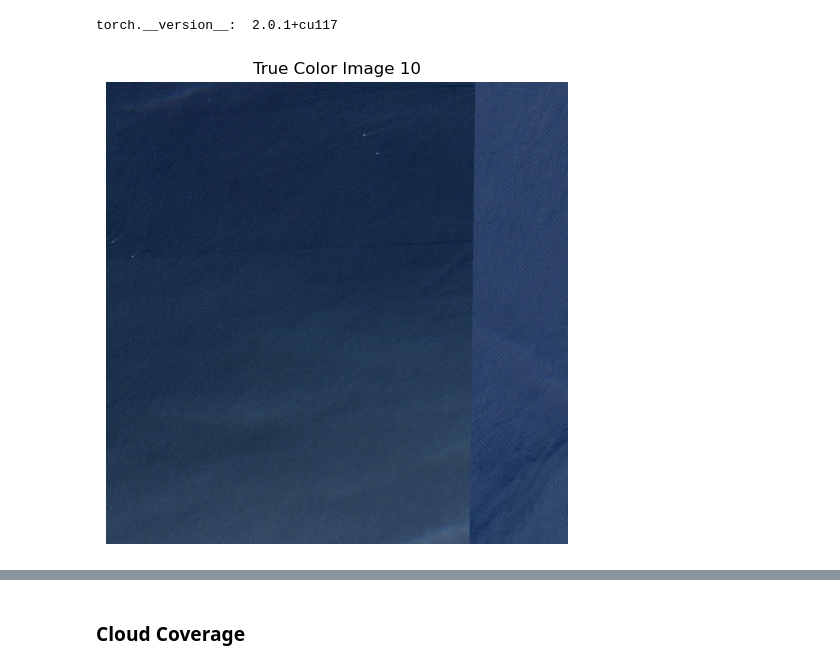
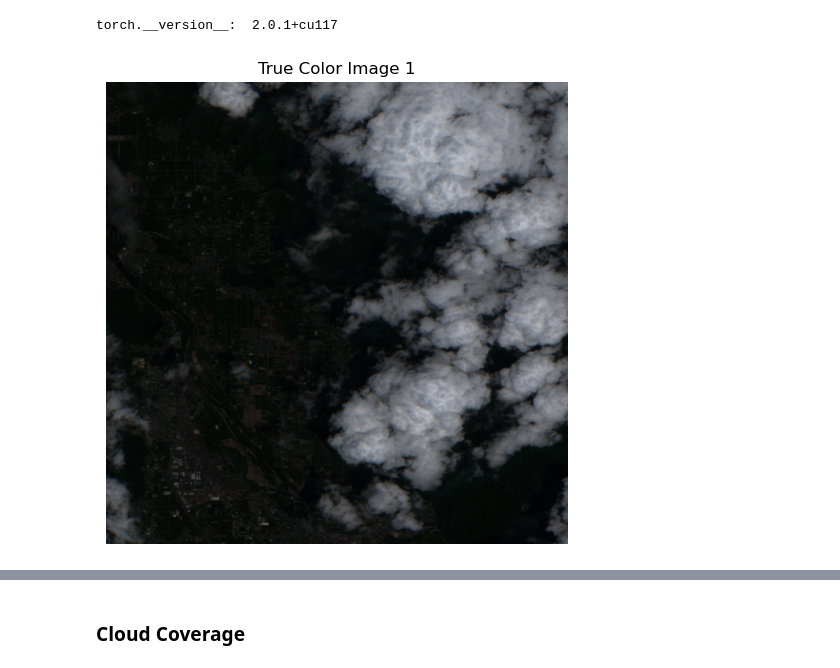
Before and after one commit to hussainalmahmud/Clouds-Segmentation-in-Satellite-Imageries, a Jupyter notebook: cloud_eda.ipynb, the cells around one changed output, grey strips where cells are left out. Cells and saved outputs as stored; diff of their text form; code cells hidden in the pictures.

```diff
--- a/cloud_eda.ipynb
+++ b/cloud_eda.ipynb
@@ -23,35 +23,35 @@ def normalize_image_to_8bit(img):
     """Normalize the image to fit within [0, 255] range."""
     img_normalized = cv2.normalize(img, None, alpha=0, beta=255, norm_type=cv2.NORM_MINMAX, dtype=cv2.CV_8U)
     return img_normalized
 
 def display_true_color_image(image_idx):
     """Display an image in its original color."""
 
     # Construct image path
     img_path = f"./data/train_true_color/train_true_color_{image_idx}.tif"
 
     # Read image
     img = cv2.imread(img_path, cv2.IMREAD_UNCHANGED)
 
     # Normalize to 8-bit
     img_8bit = normalize_image_to_8bit(img)
 
     # Convert the image from BGR to RGB
     img_rgb = cv2.cvtColor(img_8bit, cv2.COLOR_BGR2RGB)
 
     # Display the image
     plt.figure(figsize=(10, 6))
     plt.imshow(img_rgb)
     plt.title(f'True Color Image {image_idx}')
     plt.axis('off')  # To hide axis values
     plt.show()
 
 # Image index to visualize
-image_idx = 10
+image_idx = 1
 
 display_true_color_image(image_idx)
 # %% [output]
-[figure, old version]
+[figure, new version]
 # %%
 import cv2
 import numpy as np
```
Also changed, not shown: parts of 2 cells of this notebook, 24 other files.
